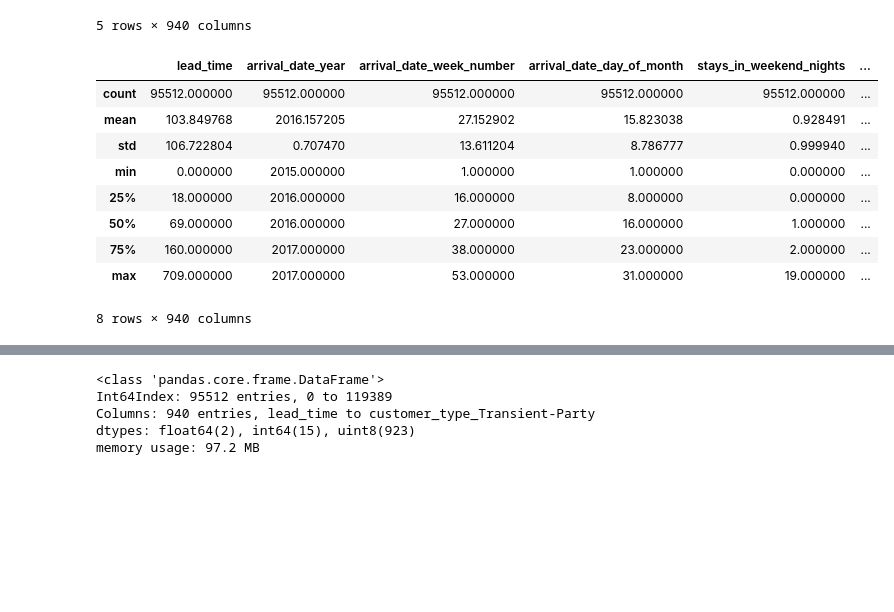
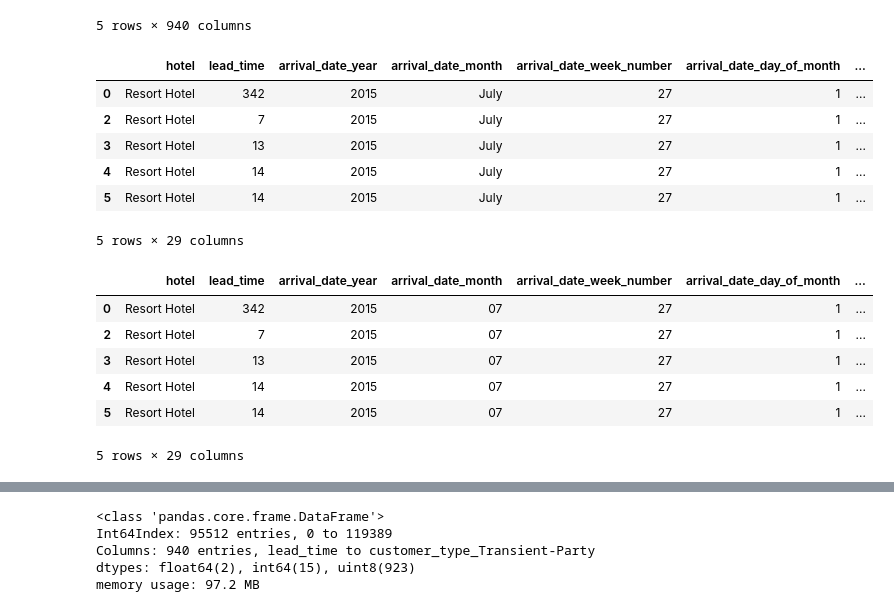
Before and after one commit to FR-Schwartz/ids705, a Jupyter notebook: assignments/Assignment_5.ipynb, the cells around one changed output, grey strips where cells are left out. Cells and saved outputs as stored; diff of their text form; code cells hidden in the pictures; blank space fills up the shorter version.

```diff
--- a/assignments/Assignment_5.ipynb
+++ b/assignments/Assignment_5.ipynb
@@ -112,15 +108,25 @@ X_train_ohe.head()
 5 rows × 940 columns
 # %%
 # Look at summary statistics
-X_train_ohe.describe()
+X_train_original.head()
 # %% [output]
-|  | lead_time | arrival_date_year | arrival_date_week_number | arrival_date_day_of_month | stays_in_weekend_nights | ... |
-| count | 95512.000000 | 95512.000000 | 95512.000000 | 95512.000000 | 95512.000000 | ... |
-| mean | 103.849768 | 2016.157205 | 27.152902 | 15.823038 | 0.928491 | ... |
-| std | 106.722804 | 0.707470 | 13.611204 | 8.786777 | 0.999940 | ... |
-| min | 0.000000 | 2015.000000 | 1.000000 | 1.000000 | 0.000000 | ... |
-| 25% | 18.000000 | 2016.000000 | 16.000000 | 8.000000 | 0.000000 | ... |
-| 50% | 69.000000 | 2016.000000 | 27.000000 | 16.000000 | 1.000000 | ... |
-| 75% | 160.000000 | 2017.000000 | 38.000000 | 23.000000 | 2.000000 | ... |
-| max | 709.000000 | 2017.000000 | 53.000000 | 31.000000 | 19.000000 | ... |
+|  | hotel | lead_time | arrival_date_year | arrival_date_month | arrival_date_week_number | arrival_date_day_of_month | ... |
+| 0 | Resort Hotel | 342 | 2015 | July | 27 | 1 | ... |
+| 2 | Resort Hotel | 7 | 2015 | July | 27 | 1 | ... |
+| 3 | Resort Hotel | 13 | 2015 | July | 27 | 1 | ... |
+| 4 | Resort Hotel | 14 | 2015 | July | 27 | 1 | ... |
+| 5 | Resort Hotel | 14 | 2015 | July | 27 | 1 | ... |
-8 rows × 940 columns
+5 rows × 29 columns
+# %%
+look_up = {'January': '01', 'February': '02', 'March': '03', 'April': '04', 'May': '05',
+            'June': '06', 'July': '07', 'August': '08', 'September': '09', 'October': '10', 'November': '11', 'December': '12'}
+
+X_train_original['arrival_date_month'] = X_train_original['arrival_date_month'].apply(lambda x: look_up[x])
+# %% [output]
+|  | hotel | lead_time | arrival_date_year | arrival_date_month | arrival_date_week_number | arrival_date_day_of_month | ... |
+| 0 | Resort Hotel | 342 | 2015 | 07 | 27 | 1 | ... |
+| 2 | Resort Hotel | 7 | 2015 | 07 | 27 | 1 | ... |
+| 3 | Resort Hotel | 13 | 2015 | 07 | 27 | 1 | ... |
+| 4 | Resort Hotel | 14 | 2015 | 07 | 27 | 1 | ... |
+| 5 | Resort Hotel | 14 | 2015 | 07 | 27 | 1 | ... |
+5 rows × 29 columns
```
Also changed, not shown: parts of 21 cells of this notebook.
